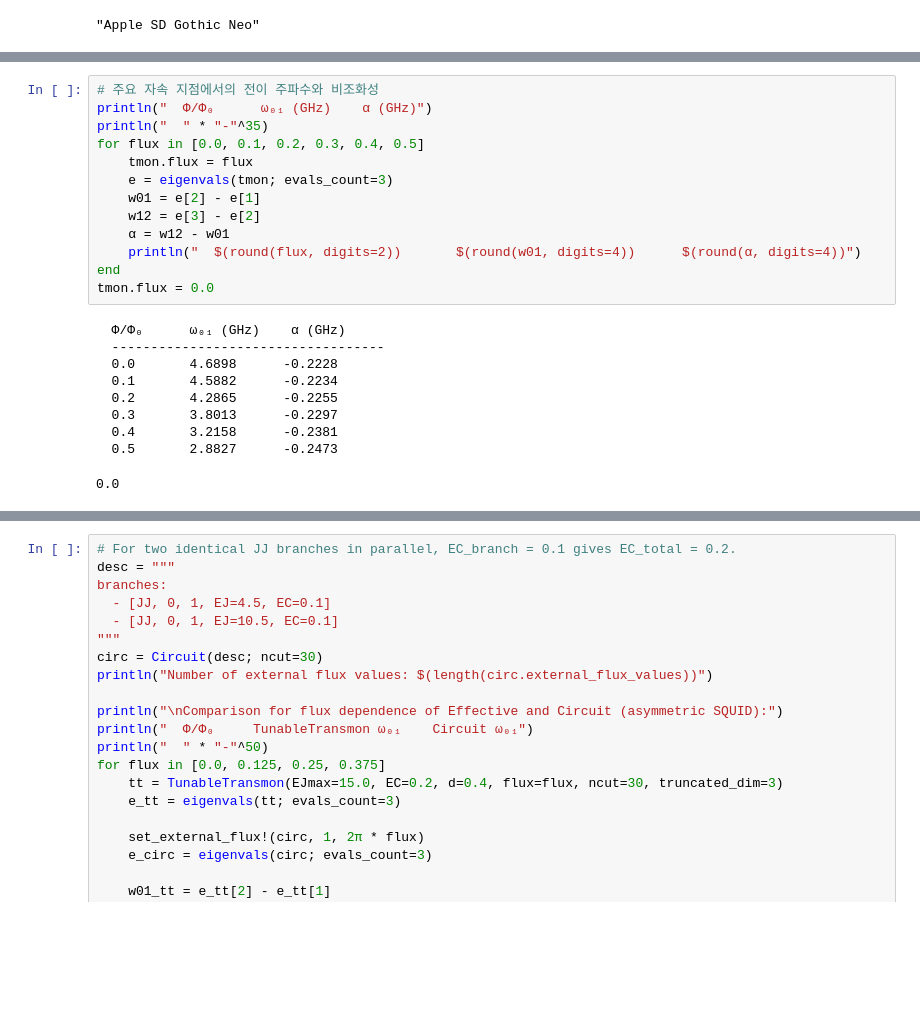
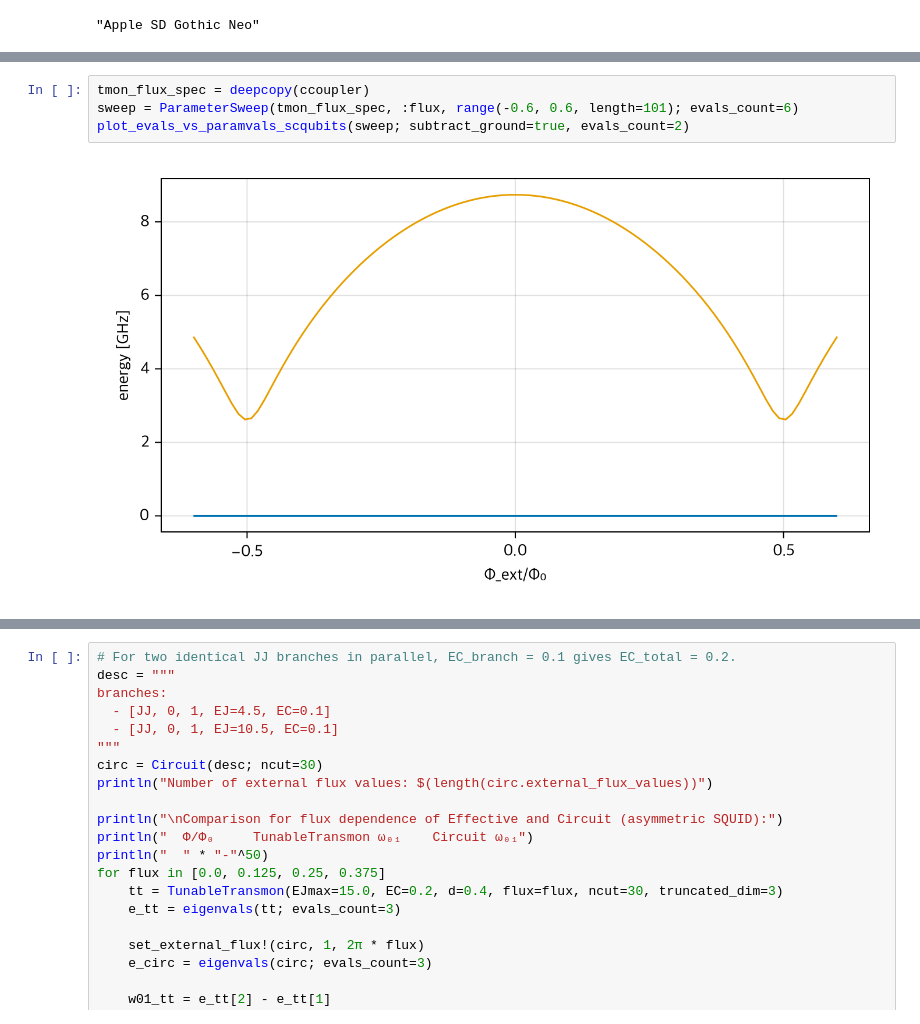
Before and after one commit to yalgaeahn/scqubitsMimic.jl, a Jupyter notebook: examples/demo_tunable_transmon.ipynb, the cells around one changed output, grey strips where cells are left out. Saved outputs shown, nothing was run; the diff lists cells and outputs as text; blank space fills up the shorter version.

```diff
--- a/examples/demo_tunable_transmon.ipynb
+++ b/examples/demo_tunable_transmon.ipynb
@@ -81,23 +436,6 @@ plot_evals_vs_paramvals(sweep; subtract_ground=true, evals_count=10)
-# %%
-# 주요 자속 지점에서의 전이 주파수와 비조화성
-println("  Φ/Φ₀      ω₀₁ (GHz)    α (GHz)")
-println("  " * "-"^35)
-for flux in [0.0, 0.1, 0.2, 0.3, 0.4, 0.5]
-    tmon.flux = flux
-    e = eigenvals(tmon; evals_count=3)
-    w01 = e[2] - e[1]
-    w12 = e[3] - e[2]
-    α = w12 - w01
-    println("  $(round(flux, digits=2))       $(round(w01, digits=4))      $(round(α, digits=4))")
-end
-tmon.flux = 0.0
-# %% [output]
-  Φ/Φ₀      ω₀₁ (GHz)    α (GHz)
-  -----------------------------------
-  0.0       4.6898      -0.2228
-  0.1       4.5882      -0.2234
-  0.2       4.2865      -0.2255
-  0.3       3.8013      -0.2297
-  0.4       3.2158      -0.2381
-  0.5       2.8827      -0.2473
-0.0
+# %%
+tmon_flux_spec = deepcopy(ccoupler)
+sweep = ParameterSweep(tmon_flux_spec, :flux, range(-0.6, 0.6, length=101); evals_count=6)
+plot_evals_vs_paramvals_scqubits(sweep; subtract_ground=true, evals_count=2)
+# %% [output]
+[figure, added]
```
Also changed, not shown: parts of 31 cells of this notebook, 2 other files.
